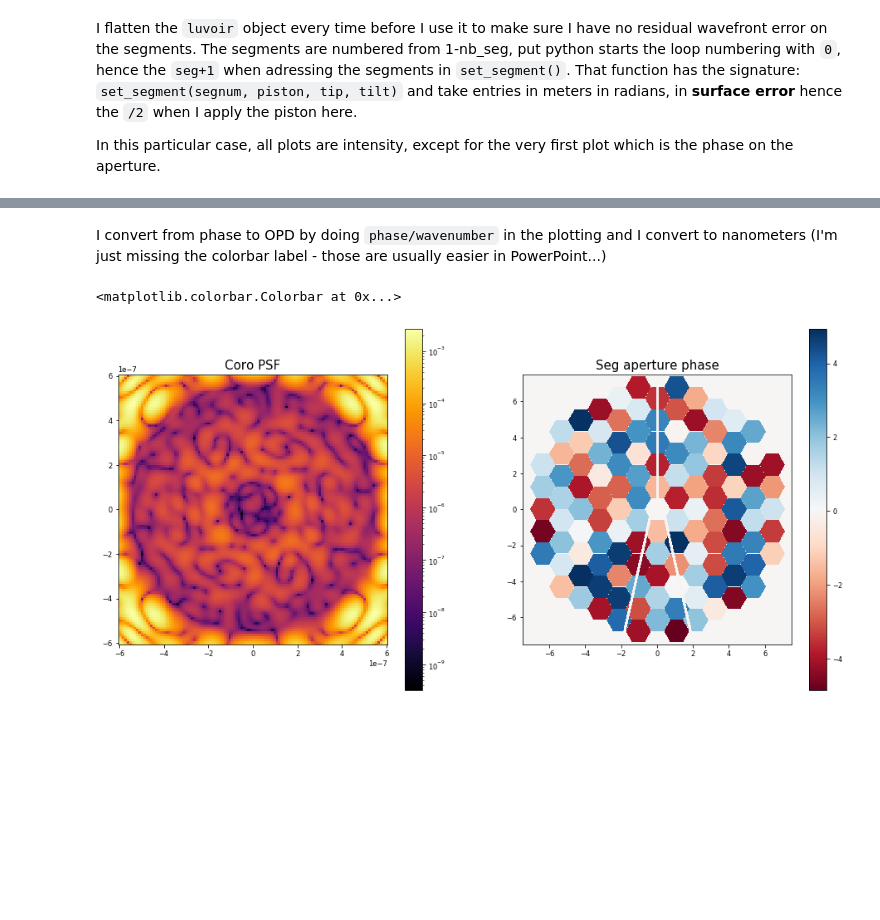
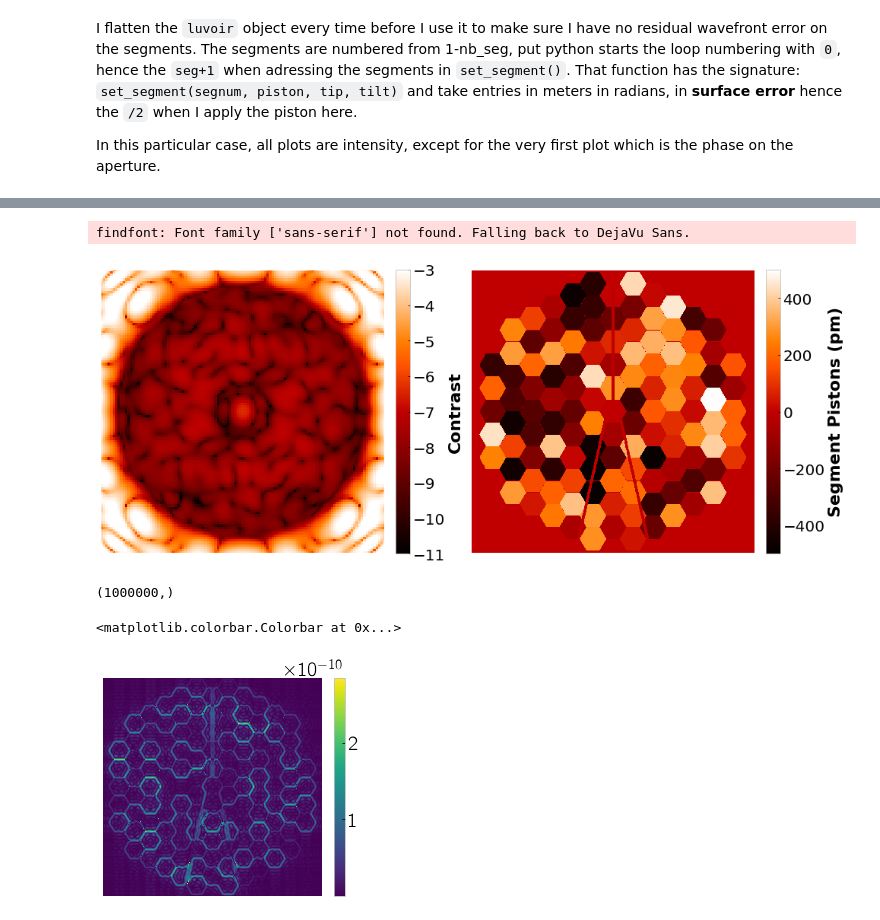
Before and after one commit to ivalaginja/PASTIS, a Jupyter notebook: Jupyter Notebooks/LUVOIR/13_Random aperture configurations.ipynb, the cells around one changed output, grey strips where cells are left out. Saved outputs shown, nothing was run; the diff lists cells and outputs as text; code cells hidden in the pictures; blank space fills up the shorter version.

```diff
--- a/Jupyter Notebooks/LUVOIR/13_Random aperture configurations.ipynb
+++ b/Jupyter Notebooks/LUVOIR/13_Random aperture configurations.ipynb
@@ -22,10 +24,23 @@ apodizer_design = 'small'    # 'small', 'medium' or 'large'
 # %%
 # Instantiate LUVOIR object
 # This path is specific to the paths used in the LuvoirAPLC class amd within the repository
-optics_input = '../LUVOIR_delivery_May2019/'
+optics_input = '/Users/pueyo/PythonPackages/PASTIS/LUVOIR_delivery_May2019/'
 luvoir = LuvoirAPLC(optics_input, apodizer_design, sampling)
 # %%
 # Create reference PSF
 luvoir.flatten()
 psf_unaber, ref = luvoir.calc_psf(ref=True)
 norm = ref.max()
+# %%
+plt.style.use('bmh')
+plt.rcParams['font.family'] = "sans-serif"
+plt.rcParams["font.sans-serif"] = ["Computer Modern Sans"]
+plt.rcParams["text.usetex"] = True
+plt.rcParams["text.latex.preamble"] = r"\usepackage{cmbright}"
+plt.rcParams['font.size'] = 22
+plt.rcParams['axes.labelsize'] = 22
+plt.rcParams['axes.labelweight'] = 'bold'
+plt.rcParams['xtick.labelsize'] = 20
+plt.rcParams['ytick.labelsize'] = 20
+plt.rcParams['legend.fontsize'] = 12
+plt.rcParams['figure.titlesize'] = 20
@@ -41,6 +76,5 @@ plt.colorbar()
 I use the -0.5 to have both negative and positive values, since the random numbers are geenrated in range [0,1]. The `*1e-8` puts them approximately on the nanometer level.
 # %%
 # Create as many random numbers between 0 and 1 as we have segments
-rand = (np.random.random(nseg) - 0.5) * 1e-8    # [m]
-print(rand.shape)
-print(rand)
+max_ran_piston = 1000
+rand = (np.random.random(nseg) - 0.5) * max_ran_piston*10**(-12)    # [m]
@@ -67,12 +83,12 @@ I flatten the `luvoir` object every time before I use it to make sure I have no
 
 In this particular case, all plots are intensity, except for the very first plot which is the phase on the aperture.
 # %%
+luvoir = LuvoirAPLC(optics_input, apodizer_design, sampling)
 luvoir.flatten()
-
 # loop over all segments
 for seg, randval in enumerate(rand):
     #print(seg, randval)
     luvoir.set_segment(seg+1, randval/2, 0, 0)
 
 # Calculate the E-field in the final plane and intermediate E-fields
-psf, inters = luvoir.calc_psf(ref=False, display_intermediate=True, return_intermediate='efield')
+psf, inters = luvoir.calc_psf(ref=False, display_intermediate=False, return_intermediate='efield')
@@ -81,17 +95,16 @@ psf, inters = luvoir.calc_psf(ref=False, display_intermediate=True, return_inter
-# %% [markdown]
-I convert from phase to OPD by doing `phase/wavenumber` in the plotting and I convert to nanometers (I'm just missing the colorbar label - those are usually easier in PowerPoint...)
 # %%
 # Display the PSF next to primary wavefront
-plt.figure(figsize=(16, 8))
+fig_film = plt.figure(figsize=(16, 8))
 plt.subplot(1, 2, 1)
-hc.imshow_field(psf.intensity/norm, norm=LogNorm(), cmap='inferno')
-plt.title('Coro PSF', size=15)
-plt.colorbar()
-
+hc.imshow_field(np.log10(psf.intensity/norm), cmap='gist_heat',vmin = -11, vmax = -3)
+plt.axis('off')
+cbar = plt.colorbar(fraction=0.046, pad=0.04)
+cbar.set_label('Contrast')
 plt.subplot(1, 2, 2)
-hc.imshow_field(inters['seg_mirror'].phase/inters['seg_mirror'].wavenumber/1e-9, cmap='RdBu')
-plt.title('Seg aperture phase', size=15)
-plt.colorbar()
+hc.imshow_field(inters['seg_mirror'].phase/inters['seg_mirror'].wavenumber/1e-12, cmap='gist_heat',vmin = -max_ran_piston/2, vmax = max_ran_piston/2)
+plt.axis('off')
+cbar = plt.colorbar(fraction=0.046, pad=0.04)
+cbar.set_label('Segment Pistons (pm)')
 # %% [output]
-<matplotlib.colorbar.Colorbar at 0x...>
+findfont: Font family ['sans-serif'] not found. Falling back to DejaVu Sans.
-[figure, old version]
+[figure, new version]
@@ -97,0 +136,4 @@ plt.colorbar()
+# %%
+luvoir.aperture.shape
+# %% [output]
+(1000000,)
@@ -97,0 +142,12 @@ plt.colorbar()
+# %%
+phase_err = luvoir.sm.surface
+pupil_grid_luvoir = make_pupil_grid(npoints)
+fourier_trans = hc.fourier.make_fourier_transform(pupil_grid_luvoir,q = 1, fov = 0.064)
+test = fourier_trans.forward(phase_err)
+test2 = fourier_trans.backward(test)
+imshow_field(np.abs(phase_err-test2),grid = None)
+plt.axis('off');
+plt.colorbar(fraction=0.046, pad=0.04)
+# %% [output]
+<matplotlib.colorbar.Colorbar at 0x...>
+[figure, added]
```
Also changed, not shown: parts of 46 cells of this notebook, 10 other files.
